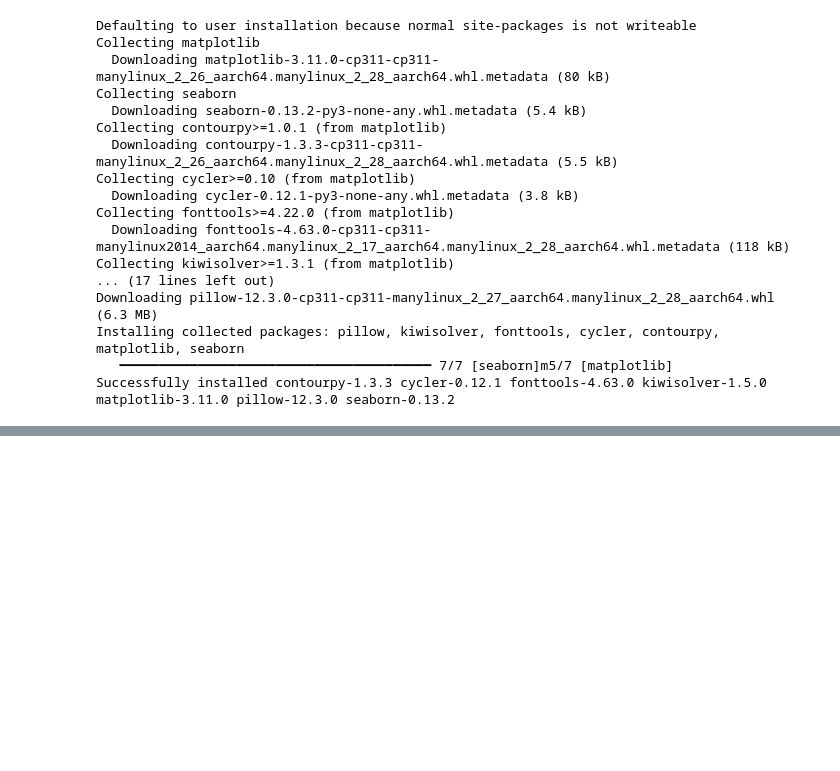
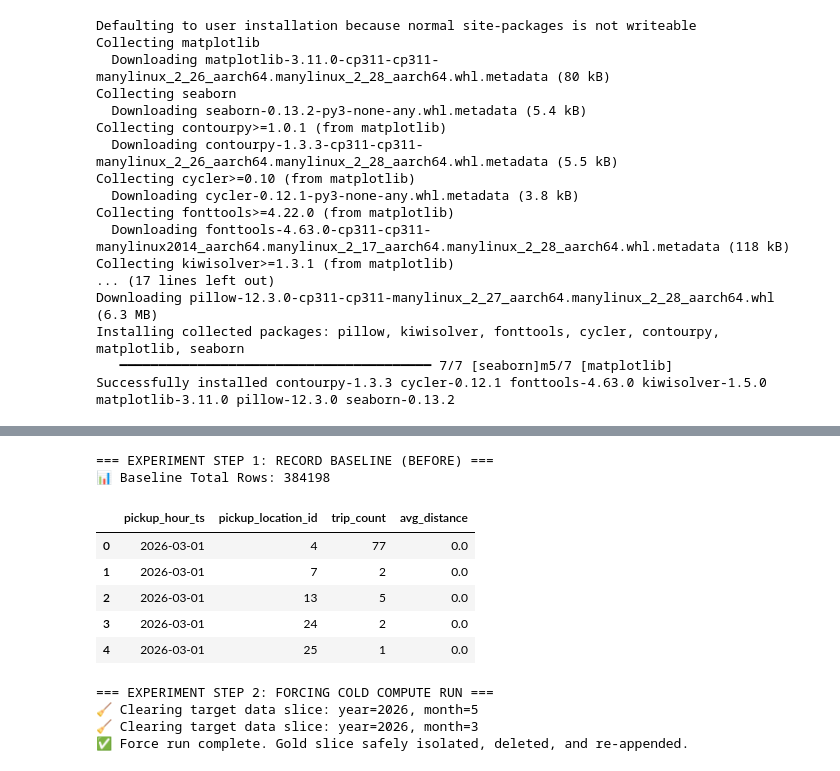
Before and after one commit to pankhudiO7/Taxi-Pipeline-Data, a Jupyter notebook: notebooks/download_verification.ipynb, the cells around one changed output, grey strips where cells are left out. Drawn from its saved outputs; the diff is of its cells as text; code cells hidden in the pictures; blank space fills up the shorter version.

```diff
--- a/notebooks/download_verification.ipynb
+++ b/notebooks/download_verification.ipynb
@@ -329,0 +374,77 @@ plt.show()
+# %%
+print("=== EXPERIMENT STEP 1: RECORD BASELINE (BEFORE) ===")
+
+# 1. Get the baseline total row count
+before_count = spark.sql("SELECT COUNT(*) FROM nyc.gold.hourly_fleet_utilization").collect()[0][0]
+print(f"📊 Baseline Total Rows: {before_count}")
+
+# 2. Extract a small deterministic fingerprint sample to compare later
+baseline_fingerprint = spark.sql("""
+    SELECT pickup_hour_ts, pickup_location_id, trip_count, avg_distance
+    FROM nyc.gold.hourly_fleet_utilization
+    ORDER BY pickup_hour_ts ASC, pickup_location_id ASC
+    LIMIT 5
+""").toPandas()
+
+display(baseline_fingerprint)
+# %% [output]
+=== EXPERIMENT STEP 1: RECORD BASELINE (BEFORE) ===
+📊 Baseline Total Rows: 384198
+|  | pickup_hour_ts | pickup_location_id | trip_count | avg_distance |
+| 0 | 2026-03-01 | 4 | 77 | 0.0 |
+| 1 | 2026-03-01 | 7 | 2 | 0.0 |
+| 2 | 2026-03-01 | 13 | 5 | 0.0 |
+| 3 | 2026-03-01 | 24 | 2 | 0.0 |
+| 4 | 2026-03-01 | 25 | 1 | 0.0 |
+# %%
+print("=== EXPERIMENT STEP 2: FORCING COLD COMPUTE RUN ===")
+
+from pyspark.sql.functions import col, lit, date_trunc
+
+# 1. Read directly from Silver to bypass Airflow controls
+silver_data = spark.table("nyc.silver.yellow_taxi_trips")
+
+# 2. Extract the targets for deletion from your source data dynamically
+# (For April 2026, this resolves to target_year=2026 and target_month=4)
+distinct_months = silver_data.select("source_year", "source_month").distinct().collect()
+
+if distinct_months:
+    for row in distinct_months:
+        year_val = row["source_year"]
+        month_val = row["source_month"]
+
+        print(f"🧹 Clearing target data slice: year={year_val}, month={month_val}")
+        # 🎯 MATCHING PRODUCTION: Explicitly delete the old rows first
+        spark.sql(f"""
+            DELETE FROM nyc.gold.hourly_fleet_utilization
+            WHERE target_year = {year_val} AND target_month = {month_val}
+        """)
+
+# 3. Perform the exact production granularity transformation (Hourly)
+aggregated_gold = (silver_data
+    .groupBy(
+        col("source_year").alias("target_year"),
+        col("source_month").alias("target_month"),
+        date_trunc('hour', col("pickup_datetime")).alias("pickup_hour_ts"),
+        col("pickup_location_id")
+    )
+    .count()
+    .withColumnRenamed("count", "trip_count")
+    .withColumn("avg_distance", lit(0.0))
+)
+
+# 4. Align the arity columns to match the target table schema exactly
+final_gold_payload = aggregated_gold.select(
+    "target_year", "target_month", "pickup_hour_ts",
+    "pickup_location_id", "trip_count", "avg_distance"
+)
+
+# 5. Execute a standard append now that the old data slice has been purged
+final_gold_payload.write.format("iceberg").mode("append").save("nyc.gold.hourly_fleet_utilization")
+
+print("✅ Force run complete. Gold slice safely isolated, deleted, and re-appended.")
+# %% [output]
+=== EXPERIMENT STEP 2: FORCING COLD COMPUTE RUN ===
+🧹 Clearing target data slice: year=2026, month=5
+🧹 Clearing target data slice: year=2026, month=3
+✅ Force run complete. Gold slice safely isolated, deleted, and re-appended.
```
Also changed, not shown: parts of 6 cells of this notebook.
